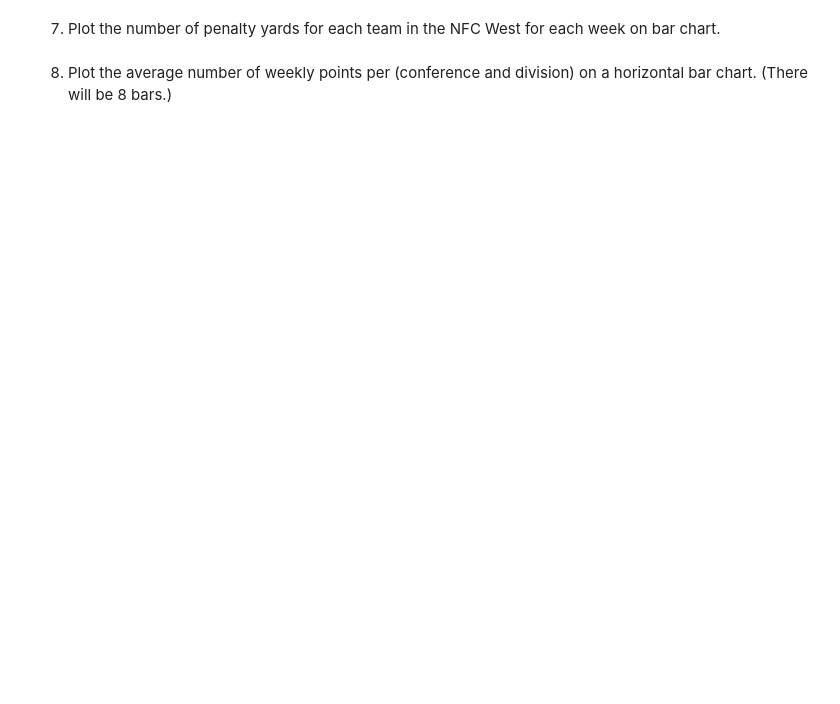
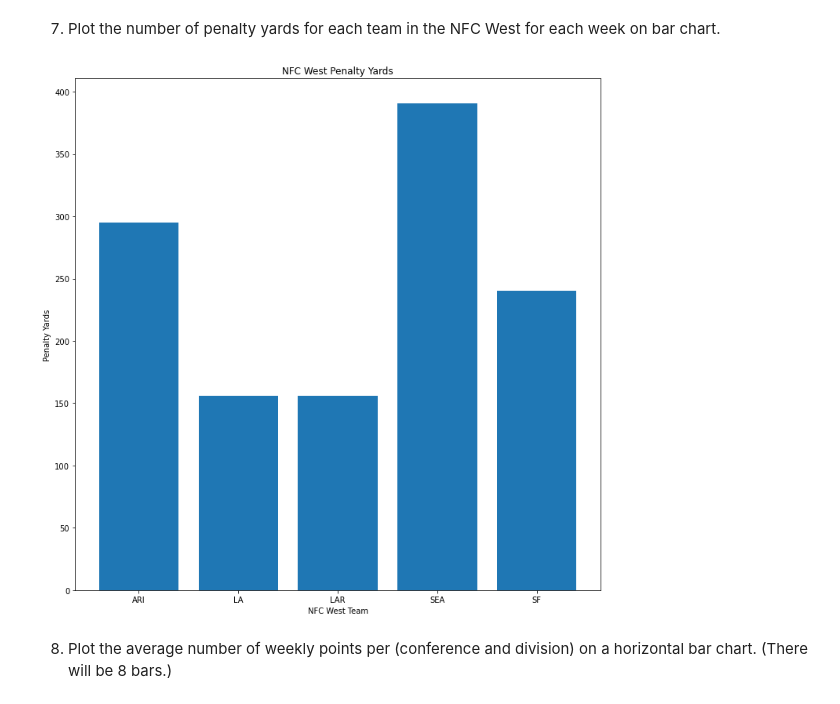
Before and after one commit to AveryH6/cis277-fa22-Lab5, a Jupyter notebook: Lab5.ipynb, the cells around one changed output. Cells and saved outputs as stored; diff of their text form; code cells hidden in the pictures; blank space fills up the shorter version.

```diff
--- a/Lab5.ipynb
+++ b/Lab5.ipynb
@@ -150,4 +150,15 @@ KeyError: "None of [Index(['Baltimore Ravens', 'Baltimore Ravens', 'Baltimore Ra
 # %% [markdown]
 7. Plot the number of penalty yards for each team in the NFC West for each week on bar chart.
+# %%
+plt.figure(figsize=(12, 12))
+nfc_west = df1[ (df1.Conference == "NFC" )& (df1.Division == "West") ]
+#fig, ax = plt.subplots()
+plt.bar(nfc_west.team_abbr, nfc_west.penalty_yards )
+plt.xlabel("NFC West Team")
+plt.ylabel("Penalty Yards")
+plt.title("NFC West Penalty Yards")
+plt.show()
+# %% [output]
+[figure, added]
 # %% [markdown]
 8. Plot the average number of weekly points per (conference and division) on a horizontal bar chart. (There will be 8 bars.)
```
Also changed, not shown: parts of 3 cells of this notebook.
